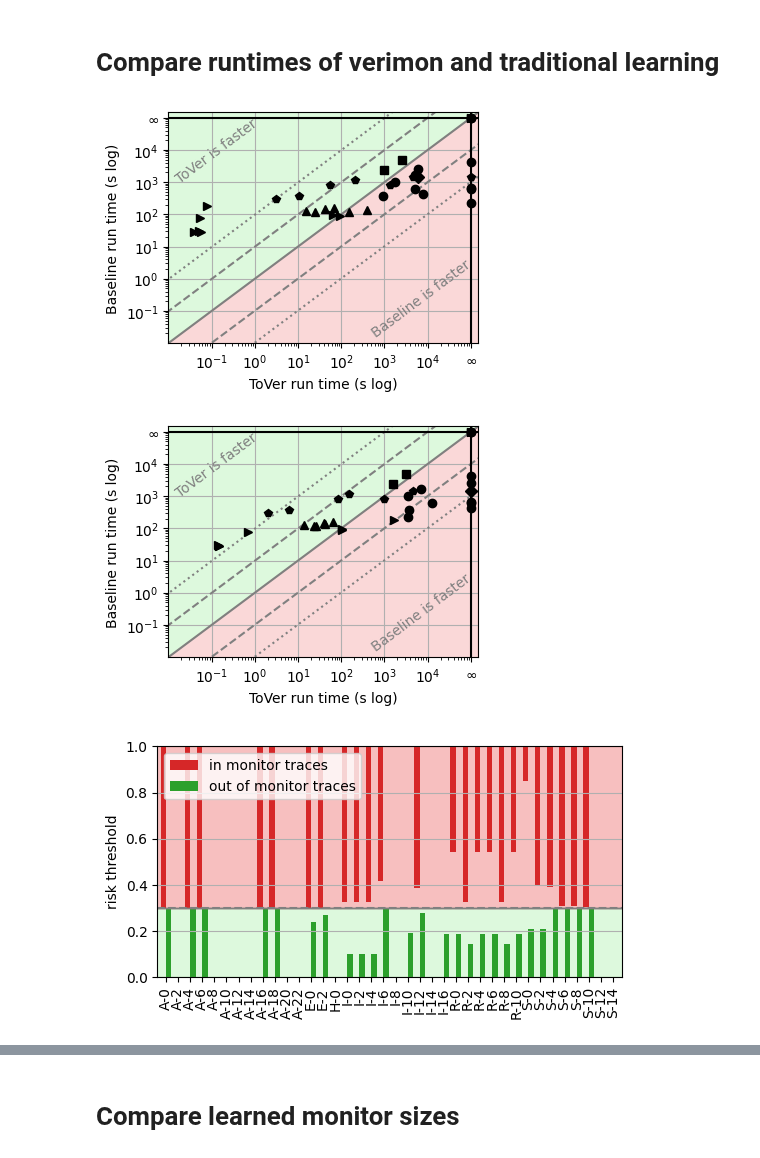
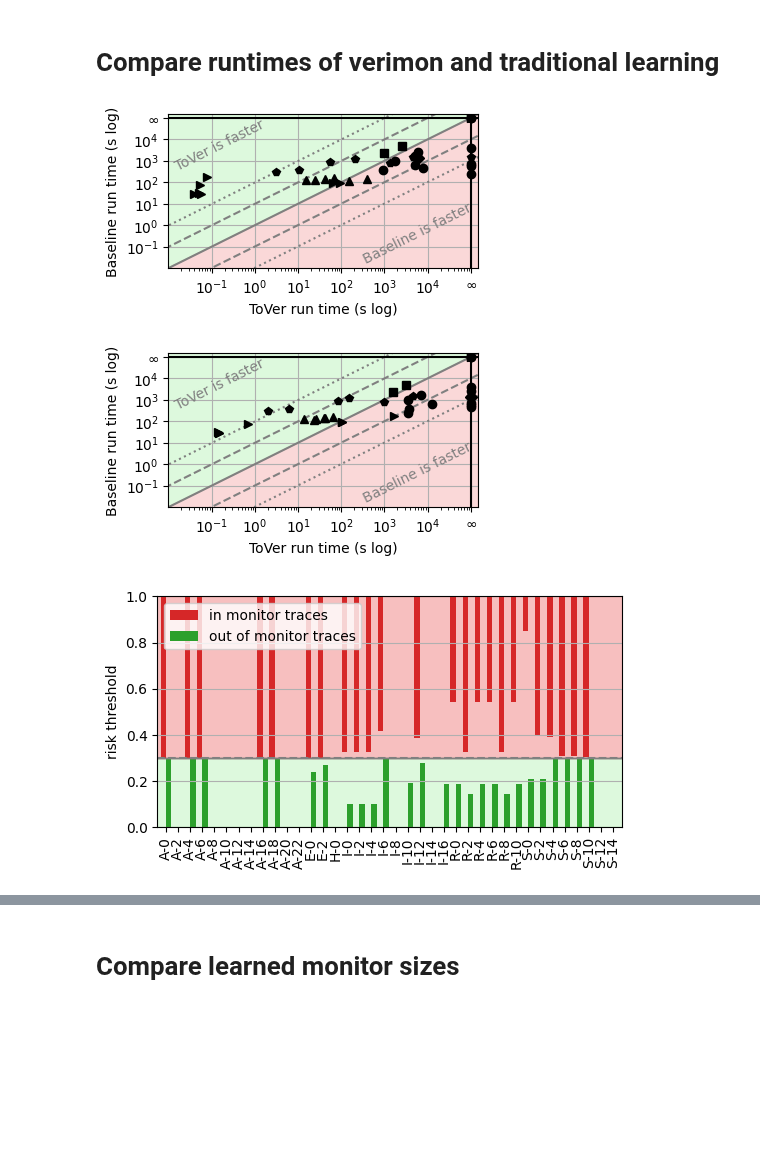
Before and after one commit to lukovdm/monitor-conformence, a Jupyter notebook: notebooks/Analysis.ipynb, the cells around one changed output, grey strips where cells are left out. Drawn from its saved outputs; the diff is of its cells as text; code cells hidden in the pictures; blank space fills up the shorter version.

```diff
--- a/notebooks/Analysis.ipynb
+++ b/notebooks/Analysis.ipynb
@@ -90,7 +88,7 @@ compare_runtimes(
     verimon_data_with_slack,
     "verimon",
     "sampling",
-    figsize=(4, 3),
+    figsize=(4, 2),
     experiments_in_legends=experiments_in_legends,
     save_figures=save_figures,
     save_path=save_path,
@@ -100,7 +98,7 @@ compare_runtimes(
     verimon_data_no_slack,
     "verimon",
     "sampling",
-    figsize=(4, 3),
+    figsize=(4, 2),
     experiments_in_legends=experiments_in_legends,
     save_figures=save_figures,
     save_path=save_path,
@@ -123,35 +121,35 @@ compare_thresholds_bar(
     [d for d in verimon_data if float(d["experiment"]["fp_slack"]) == 0.2],
     ["verimon"],
     "name",
     lambda d: f"{d['experiment']['short_name']}",
     0.3,
     0.05,
     0.2,
     fig_size=(6, 3),
     experiments_in_legends=experiments_in_legends,
     save_figures=save_figures,
     save_path=save_path,
     file_name="thresholds_tover_slack",
     show_y_axis=False,
 )
 
 compare_thresholds_bar(
     verimon_data,
     ["sampling"],
     "name",
     lambda d: f"{d['experiment']['short_name']}",
     0.3,
     bundle=2,
     fig_size=(6, 3),
     experiments_in_legends=experiments_in_legends,
     save_figures=save_figures,
     save_path=save_path,
     file_name="theresholds_sampling",
     show_y_axis=False,
 )
 # %% [output]
-[figure, old version]
+[figure, new version]
-[figure, old version]
+[figure, new version]
 [figure]
 [figure]
 [figure]
```
Also changed, not shown: parts of 1 cell of this notebook, 2 other files.
